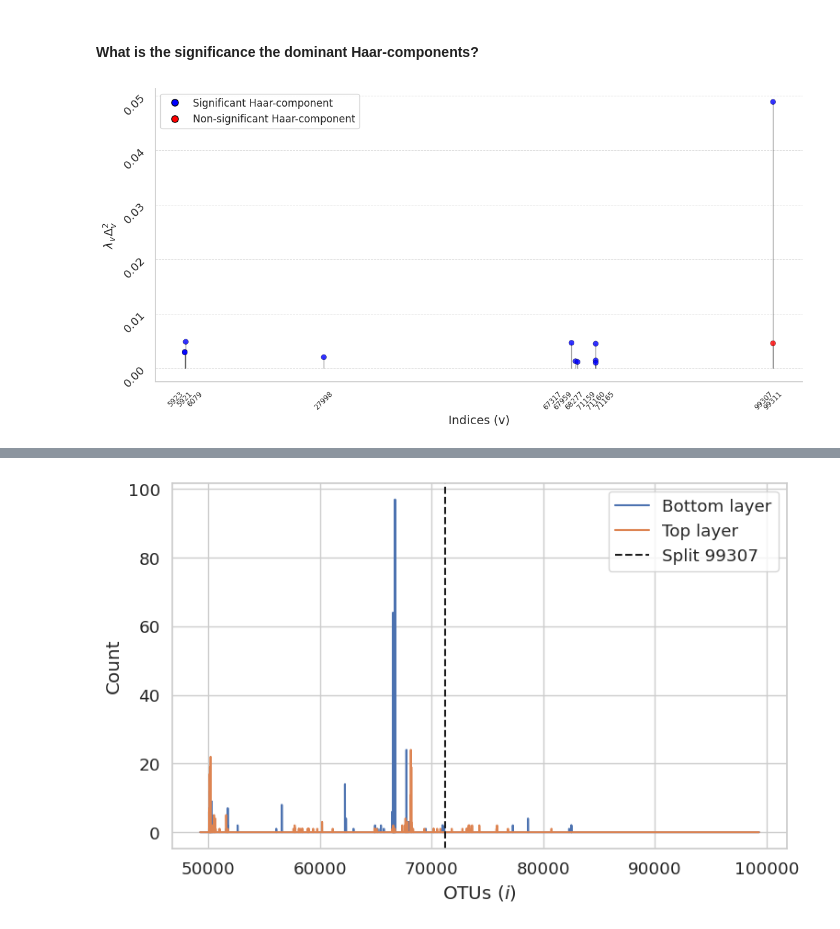
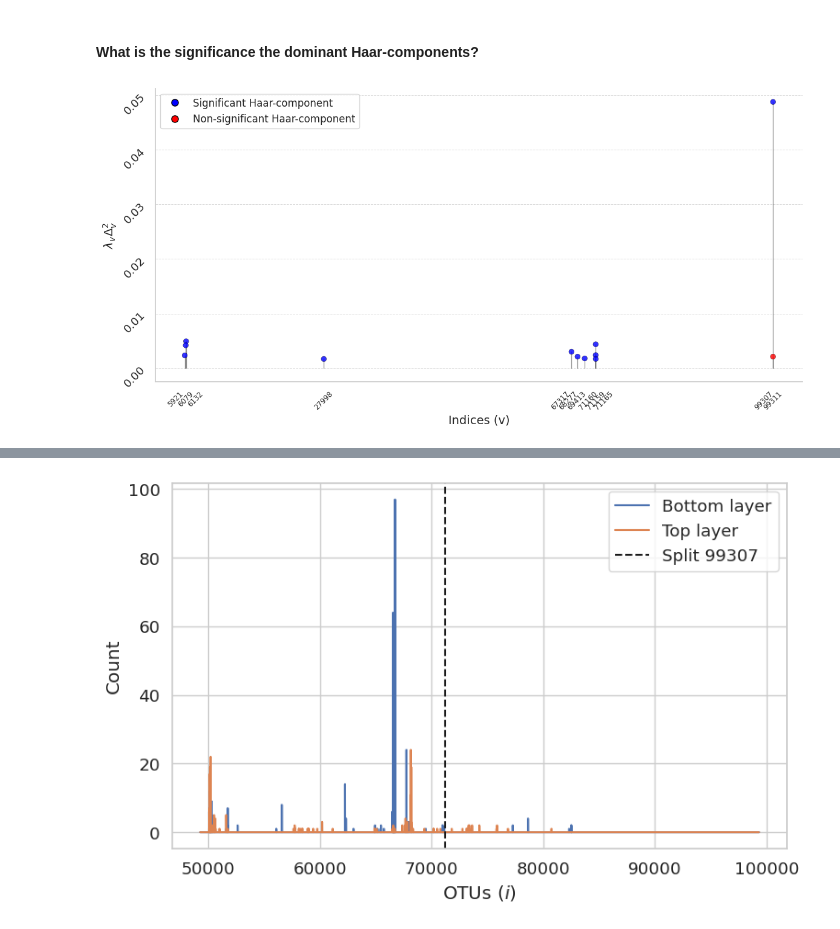
Before and after one commit to spsvihla/pcms, a Jupyter notebook: notebooks/guerrero_negro_analysis_example.ipynb, the cells around one changed output, grey strips where cells are left out. Cells and saved outputs as stored; diff of their text form; code cells hidden in the pictures.

```diff
--- a/notebooks/guerrero_negro_analysis_example.ipynb
+++ b/notebooks/guerrero_negro_analysis_example.ipynb
@@ -134,9 +134,25 @@ b = np.zeros((n_leaves,))
 b[indices] = b_vals
 
 diff = a - b
+# %%
+def vector_dependent_quadratic(S, haar_coords):
+    u = haar_coords
+    n = len(u)
+    comps = np.zeros(n)
+    for i in range(n):
+        col = S.getcol(i).toarray().ravel()
+        col[i] = 0.0
+        # compute sum_j!=i S_ij * u_j / u_i
+        if u[i] != 0:
+            correction = np.sum(col * u / u[i])
+        else:
+            correction = 0.0
+        comps[i] = (u[i]**2) * (S[i, i] + correction)
+    return comps
 # %%
 haar_coords = Q.T @ diff
-haar_comps  = haar_coords**2 * S.diagonal()
+# haar_comps  = haar_coords**2 * S.diagonal()
+haar_comps  = vector_dependent_quadratic(S, haar_coords)
 # %%
 fig, ax = plt.subplots(figsize=(12, 6))
 
@@ -310,14 +319,19 @@ plt.show()
 # %% [markdown]
 #### What is the significance the dominant Haar-components?
+# %%
+N = 12
+alpha = 0.05 / N # Bonferroni correction
+do_reject2 = pvals < alpha
+do_reject2_ = np.zeros(haar_coords.shape, dtype=bool)
+mask = np.where(haar_coords != 0)[0]
+do_reject2_[mask] = do_reject2
 # %%
 sns.set(style="whitegrid", font_scale=1.2)
 
 fig, ax = plt.subplots(figsize=(12, 6))
 
-num_points = 12
-sort_idx = np.argsort(haar_comps)[::-1][:num_points]
-color_idx = np.argsort(haar_comps[haar_comps > 0.0])[::-1][:num_points]
-colors = np.where(do_reject[color_idx], 'blue', 'red')
+sort_idx = np.argsort(haar_comps)[::-1][:N]
+colors = np.where(do_reject2_[sort_idx], 'blue', 'red')
 y = haar_comps[sort_idx]
 x = sort_idx
 
@@ -327,35 +341,36 @@ for xi, yi, ci in zip(x, y, colors):
 scatter = ax.scatter(
     x, y,
     c=colors,
     s=40,
     alpha=0.8,
     edgecolors='black',
     linewidth=0.3,
     zorder=3
 )
 
 legend_elements = [
     Line2D([0], [0], marker='o', color='w',
            label=r'Significant Haar-component', markerfacecolor='blue',
            markeredgecolor='black', markersize=8),
     Line2D([0], [0], marker='o', color='w',
            label=r'Non-significant Haar-component', markerfacecolor='red',
            markeredgecolor='black', markersize=8)
 ]
 ax.legend(handles=legend_elements, frameon=True, fontsize=12)
 
 ax.set_xlabel('Indices (v)', fontsize=14)
 ax.set_ylabel(r'$\lambda_v \Delta_v^2$', fontsize=14)
 ax.yaxis.grid(True, linestyle='--', linewidth=0.7, alpha=0.7)
 ax.xaxis.grid(False)
-ax.set_xticks(x + [0, 1400, -3000, -1500, 0, -1500, 0, 0, -1500, -2000, -500, 1500], labels=x+1, fontsize=8.5)
+# ax.set_xticks(x + [0, 1400, -3000, -1500, 0, -1500, 0, 0, -1500, -2000, -500, 1500], labels=x+1, fontsize=8.5)
+ax.set_xticks(x + [0, 1500, -1250, 0, -1750, 0, -1500, -1500, -1500, -1250, 1250, 0], labels=x+1, fontsize=8.5)
 ax.tick_params(rotation=45)
 sns.despine()
 
 plt.tight_layout()
 plt.show()
 # %% [output]
-[figure, old version]
+[figure, new version]
 # %%
 N = 12
 
```
Also changed, not shown: parts of 12 cells of this notebook, 1 other file.
